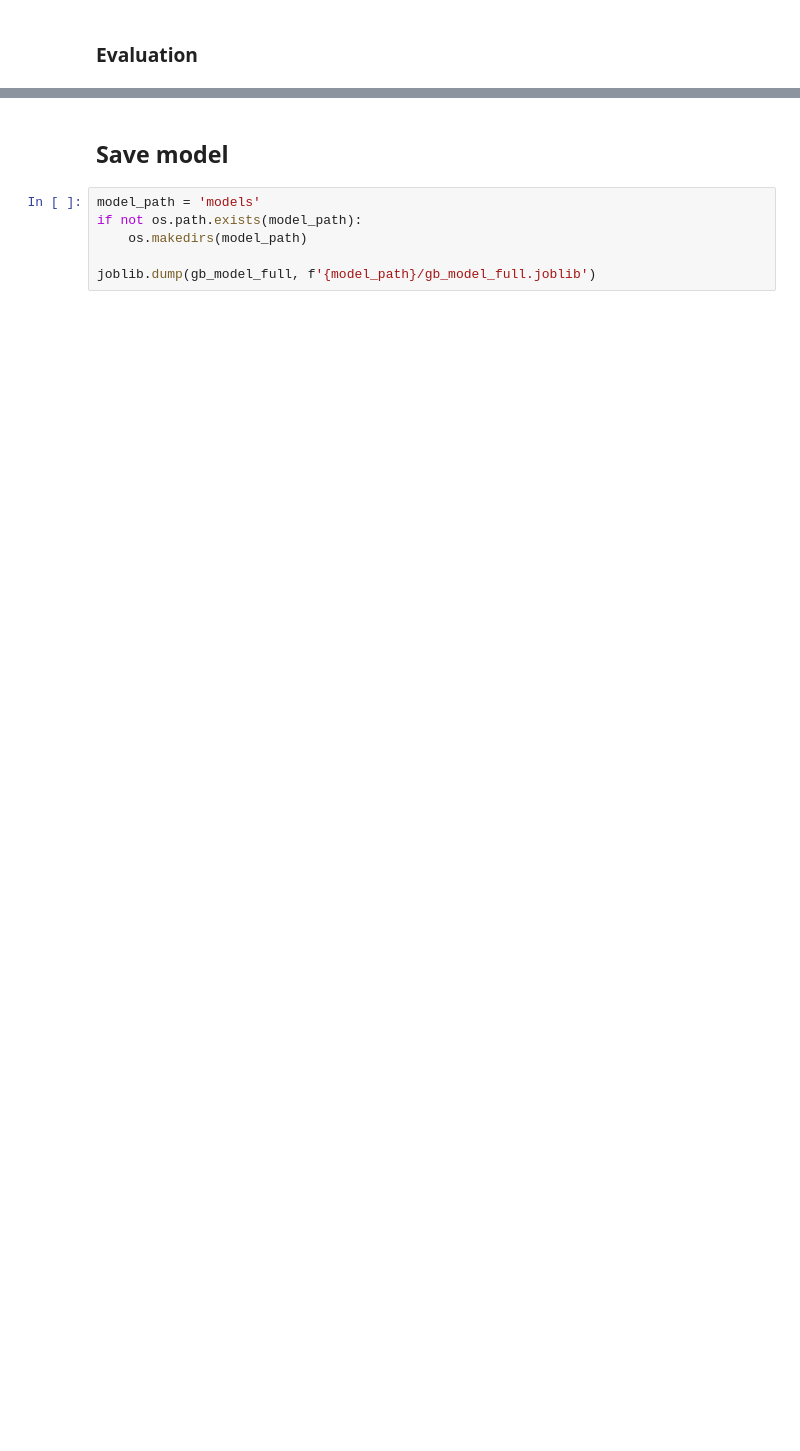
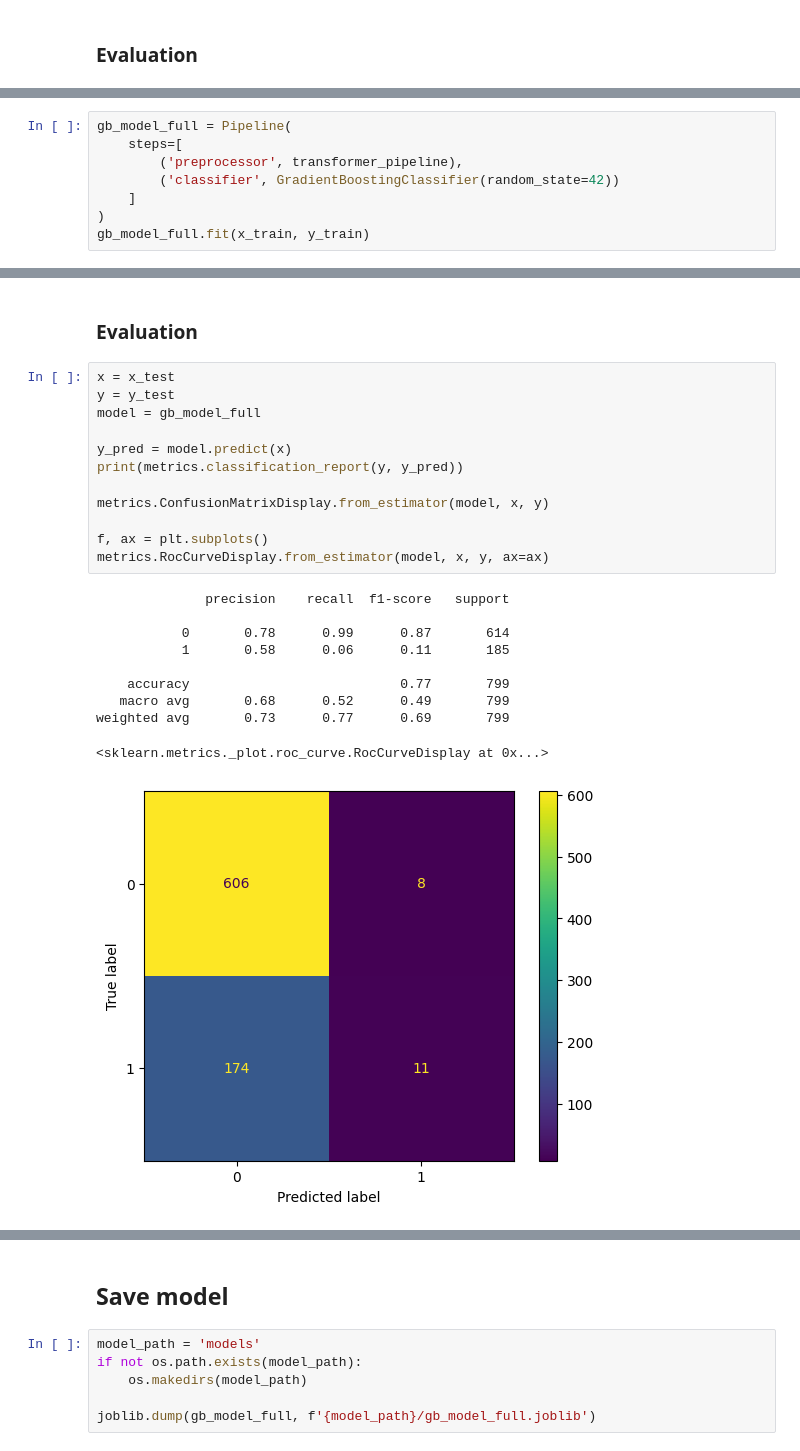
Before and after one commit to creyesp/ml-workshop-campus-party, a Jupyter notebook: notebooks/3.2_modeling_boosting.ipynb, the cells around one changed output, grey strips where cells are left out. Saved outputs shown, nothing was run; the diff lists cells and outputs as text; blank space fills up the shorter version.

```diff
--- a/notebooks/3.2_modeling_boosting.ipynb
+++ b/notebooks/3.2_modeling_boosting.ipynb
@@ -173,0 +417,8 @@ metrics.plot_roc_curve(model, x, y, ax=ax)
+# %%
+gb_model_full = Pipeline(
+    steps=[
+        ('preprocessor', transformer_pipeline),
+        ('classifier', GradientBoostingClassifier(random_state=42))
+    ]
+)
+gb_model_full.fit(x_train, y_train)
@@ -173,0 +443,25 @@ metrics.plot_roc_curve(model, x, y, ax=ax)
+# %% [markdown]
+### Evaluation
+# %%
+x = x_test
+y = y_test
+model = gb_model_full
+
+y_pred = model.predict(x)
+print(metrics.classification_report(y, y_pred))
+
+metrics.ConfusionMatrixDisplay.from_estimator(model, x, y)
+
+f, ax = plt.subplots()
+metrics.RocCurveDisplay.from_estimator(model, x, y, ax=ax)
+# %% [output]
+              precision    recall  f1-score   support
+
+           0       0.78      0.99      0.87       614
+           1       0.58      0.06      0.11       185
+
+    accuracy                           0.77       799
+   macro avg       0.68      0.52      0.49       799
+weighted avg       0.73      0.77      0.69       799
+<sklearn.metrics._plot.roc_curve.RocCurveDisplay at 0x...>
+[figure, added]
```
Also changed, not shown: parts of 22 cells of this notebook, 30 other files.
